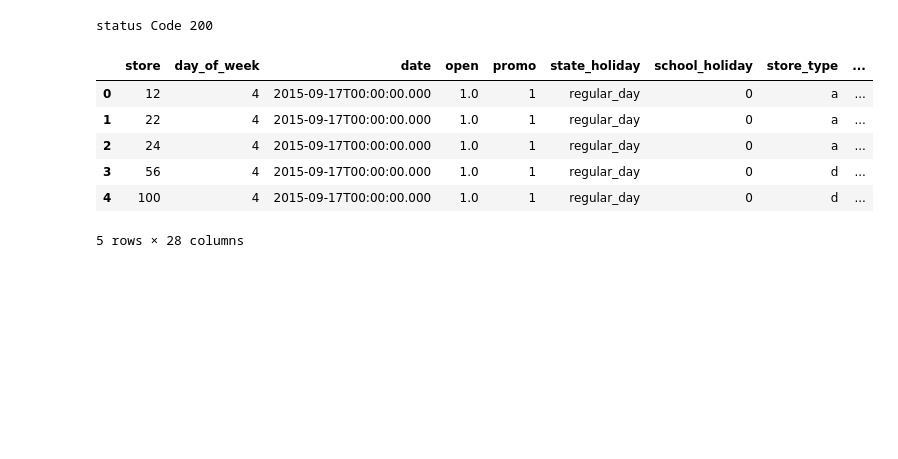
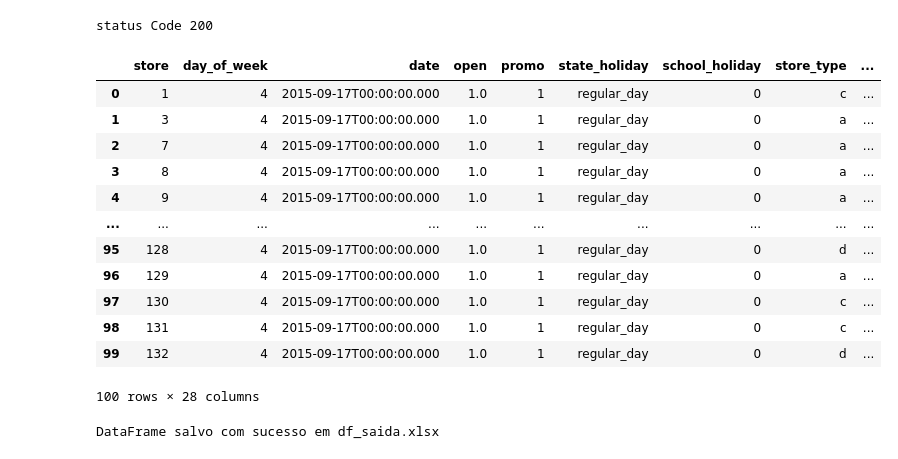
Before and after one commit to jcmazoni/rossmann, a Jupyter notebook: DS_aula1.ipynb, the cells around one changed output. Saved outputs shown, nothing was run; the diff lists cells and outputs as text; code cells hidden in the pictures; blank space fills up the shorter version.

Commit message:
Finalizado o projeto

```diff
--- a/DS_aula1.ipynb
+++ b/DS_aula1.ipynb
@@ -2087,15 +2094,31 @@ status Code 200
 # %%
 d1 = pd.DataFrame(r.json(), columns=r.json()[0].keys())
 # %%
-d1.head()
+d1.head(100)
 # %% [output]
 |  | store | day_of_week | date | open | promo | state_holiday | school_holiday | store_type | ... |
-| 0 | 12 | 4 | 2015-09-17T00:00:00.000 | 1.0 | 1 | regular_day | 0 | a | ... |
-| 1 | 22 | 4 | 2015-09-17T00:00:00.000 | 1.0 | 1 | regular_day | 0 | a | ... |
-| 2 | 24 | 4 | 2015-09-17T00:00:00.000 | 1.0 | 1 | regular_day | 0 | a | ... |
-| 3 | 56 | 4 | 2015-09-17T00:00:00.000 | 1.0 | 1 | regular_day | 0 | d | ... |
-| 4 | 100 | 4 | 2015-09-17T00:00:00.000 | 1.0 | 1 | regular_day | 0 | d | ... |
+| 0 | 1 | 4 | 2015-09-17T00:00:00.000 | 1.0 | 1 | regular_day | 0 | c | ... |
+| 1 | 3 | 4 | 2015-09-17T00:00:00.000 | 1.0 | 1 | regular_day | 0 | a | ... |
+| 2 | 7 | 4 | 2015-09-17T00:00:00.000 | 1.0 | 1 | regular_day | 0 | a | ... |
+| 3 | 8 | 4 | 2015-09-17T00:00:00.000 | 1.0 | 1 | regular_day | 0 | a | ... |
+| 4 | 9 | 4 | 2015-09-17T00:00:00.000 | 1.0 | 1 | regular_day | 0 | a | ... |
+| ... | ... | ... | ... | ... | ... | ... | ... | ... | ... |
+| 95 | 128 | 4 | 2015-09-17T00:00:00.000 | 1.0 | 1 | regular_day | 0 | d | ... |
+| 96 | 129 | 4 | 2015-09-17T00:00:00.000 | 1.0 | 1 | regular_day | 0 | a | ... |
+| 97 | 130 | 4 | 2015-09-17T00:00:00.000 | 1.0 | 1 | regular_day | 0 | c | ... |
+| 98 | 131 | 4 | 2015-09-17T00:00:00.000 | 1.0 | 1 | regular_day | 0 | c | ... |
+| 99 | 132 | 4 | 2015-09-17T00:00:00.000 | 1.0 | 1 | regular_day | 0 | d | ... |
-5 rows × 28 columns
+100 rows × 28 columns
+# %%
+df_saida = pd.DataFrame(d1)
+
+# Salvar o DataFrame em um arquivo Excel
+predicao_final = 'df_saida.xlsx'
+df_saida.to_excel(predicao_final, index=False)
+
+print(f'DataFrame salvo com sucesso em {predicao_final}')
+# %% [output]
+DataFrame salvo com sucesso em df_saida.xlsx
 # %%
 d2 = d1[['store', 'prediction']].groupby(['store']).sum().reset_index()
 
```
Also changed, not shown: parts of 17 cells of this notebook.
